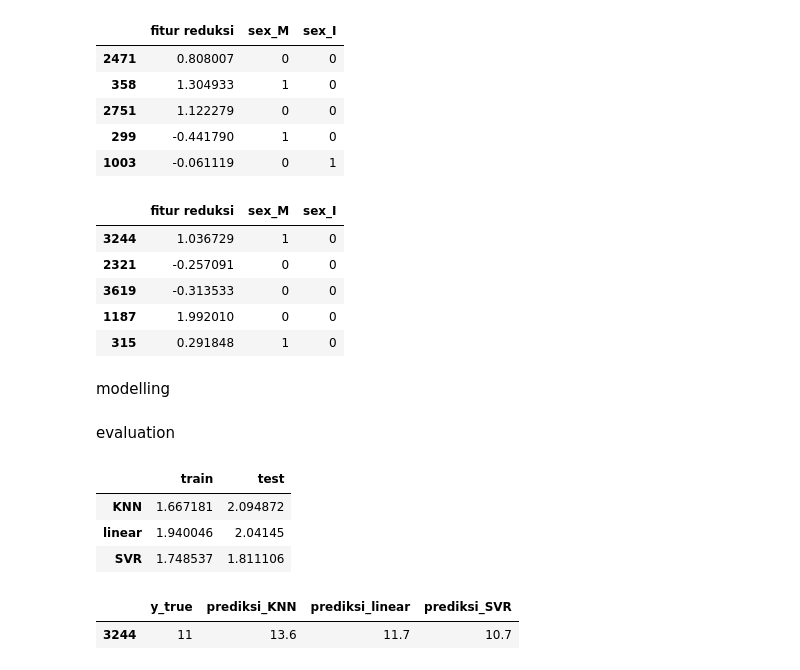
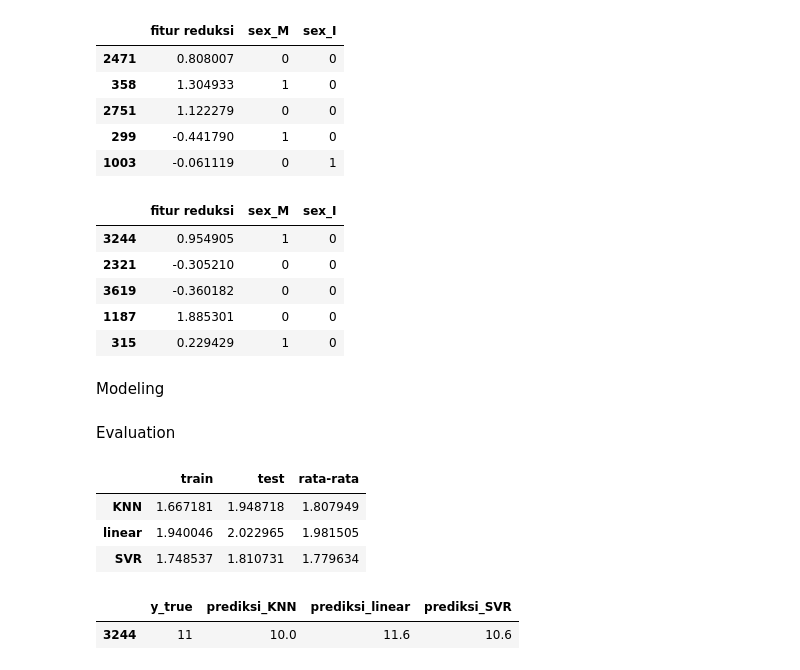
Before and after one commit to okyx/crabAge, a Jupyter notebook: crab_age_prediction.ipynb, the cells around one changed output. Saved outputs shown, nothing was run; the diff lists cells and outputs as text; code cells hidden in the pictures.

```diff
--- a/crab_age_prediction.ipynb
+++ b/crab_age_prediction.ipynb
@@ -191,0 +183,2 @@ array([[ 12.98143049],
+# %%
+scaler.fit(np.array(train_data['fitur reduksi']).reshape(-1,1))
@@ -192,7 +187,7 @@ array([[ 12.98143049],
 # %%
-train_data['fitur reduksi'] = scaler.fit_transform(np.array(train_data['fitur reduksi']).reshape(-1,1))
+train_data['fitur reduksi'] = scaler.transform(np.array(train_data['fitur reduksi']).reshape(-1,1))
 # %%
-test_data['fitur reduksi'] = scaler.fit_transform(np.array(test_data['fitur reduksi']).reshape(-1,1))
+test_data['fitur reduksi'] = scaler.transform(np.array(test_data['fitur reduksi']).reshape(-1,1))
 # %%
 train_data.head()
 # %% [output]
@@ -206,13 +201,13 @@ train_data.head()
 test_data.head()
 # %% [output]
 |  | fitur reduksi | sex_M | sex_I |
-| 3244 | 1.036729 | 1 | 0 |
-| 2321 | -0.257091 | 0 | 0 |
-| 3619 | -0.313533 | 0 | 0 |
-| 1187 | 1.992010 | 0 | 0 |
-| 315 | 0.291848 | 1 | 0 |
+| 3244 | 0.954905 | 1 | 0 |
+| 2321 | -0.305210 | 0 | 0 |
+| 3619 | -0.360182 | 0 | 0 |
+| 1187 | 1.885301 | 0 | 0 |
+| 315 | 0.229429 | 1 | 0 |
-# %% [markdown]
-modelling
+# %% [markdown]
+Modeling
 # %%
 knn = KNeighborsRegressor()
 knn.fit(train_data, train_target)
@@ -225,25 +220,26 @@ y_pred_reg = reg.predict(test_data)
 svr = SVR()
 svr.fit(train_data, train_target)
 y_pred_svr = svr.predict(test_data)
-# %% [markdown]
-evaluation
+# %% [markdown]
+Evaluation
 # %%
 mae = pd.DataFrame(columns=['train', 'test'], index=['KNN','linear','SVR'])
 
 model_dict = {'KNN': knn, 'linear': reg, 'SVR': svr}
 
 # Hitung Mean Squared Error masing-masing algoritma pada data train dan test
 for name, model in model_dict.items():
     mae.loc[name, 'train'] = mean_absolute_error(y_true=train_target, y_pred=model.predict(train_data))
     mae.loc[name, 'test'] = mean_absolute_error(y_true=test_target, y_pred=model.predict(test_data))
+    mae.loc[name,'rata-rata'] = (mae.loc[name, 'train'] + mae.loc[name, 'test'])/2
 
 # Panggil mse
 mae
 # %% [output]
-|  | train | test |
-| KNN | 1.667181 | 2.094872 |
-| linear | 1.940046 | 2.04145 |
-| SVR | 1.748537 | 1.811106 |
+|  | train | test | rata-rata |
+| KNN | 1.667181 | 1.948718 | 1.807949 |
+| linear | 1.940046 | 2.022965 | 1.981505 |
+| SVR | 1.748537 | 1.810731 | 1.779634 |
 # %%
 prediksi = test_data.iloc[:1].copy()
 pred_dict = {'y_true':test_target[:1]}
@@ -253,4 +249,4 @@ for name, model in model_dict.items():
 pd.DataFrame(pred_dict)
 # %% [output]
 |  | y_true | prediksi_KNN | prediksi_linear | prediksi_SVR |
-| 3244 | 11 | 13.6 | 11.7 | 10.7 |
+| 3244 | 11 | 10.0 | 11.6 | 10.6 |
```
Also changed, not shown: parts of 3 cells of this notebook, 6 other files.
